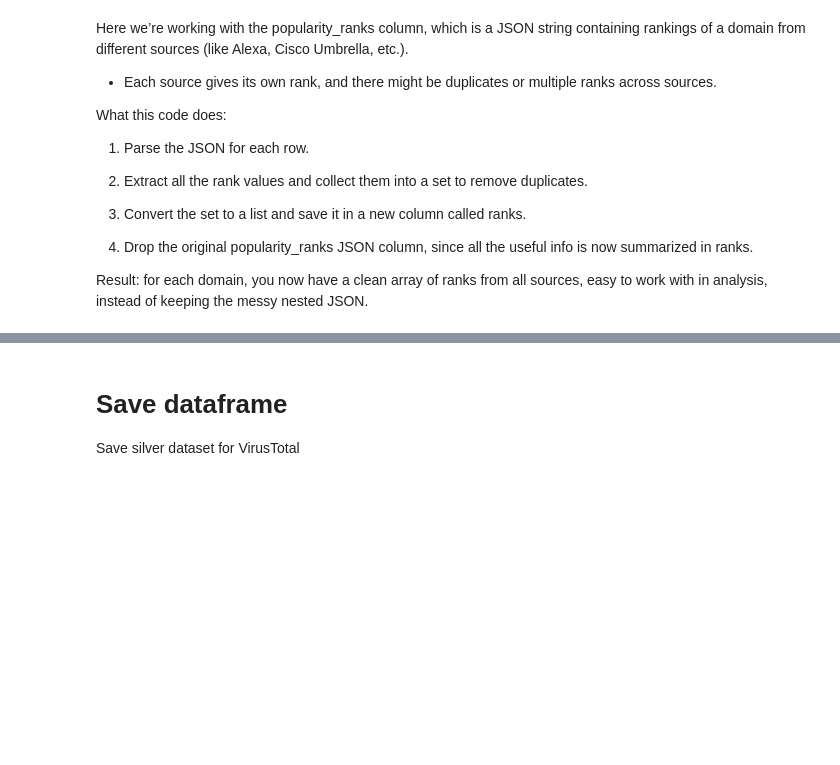
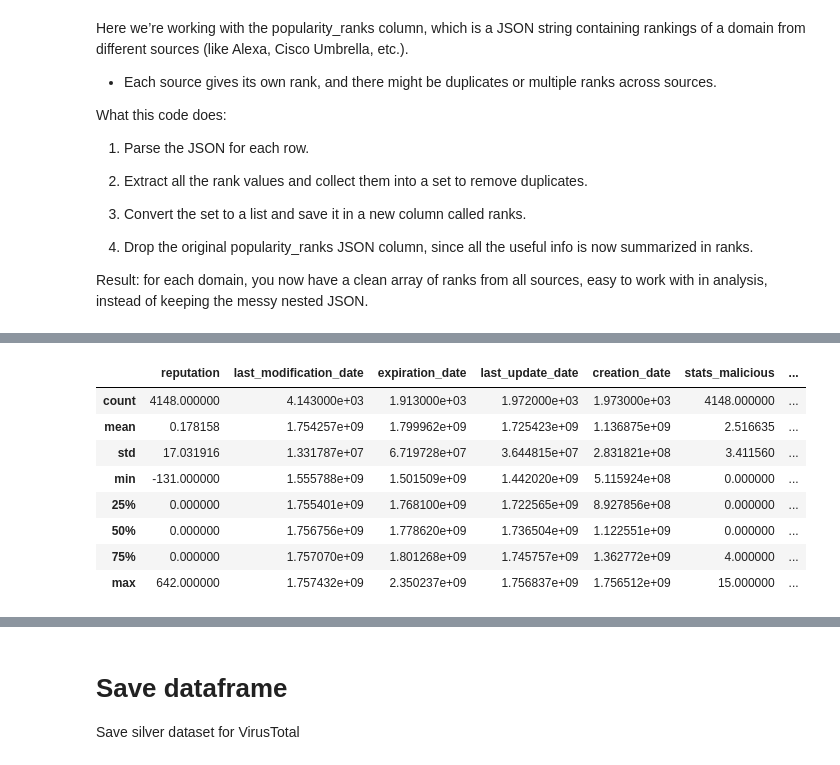
Before and after one commit to MaciaKing/CyberIntelLake_data, a Jupyter notebook: virus_total_silver.ipynb, the cells around one changed output, grey strips where cells are left out. Saved outputs shown, nothing was run; the diff lists cells and outputs as text; code cells hidden in the pictures; blank space fills up the shorter version.

Commit message:
[feat]: add Virus Total silver transformation + VT data silver backup

```diff
--- a/virus_total_silver.ipynb
+++ b/virus_total_silver.ipynb
@@ -346,0 +341,12 @@ Index(['root_id', 'whois', 'reputation', 'tld', 'registrar',
+# %%
+results_columns = []
+for index, row in df_final.iterrows():
+    json_result = json.loads(row['last_analysis_results'])
+    counter = np.zeros(len(all_posible_results_names), dtype=IntegerType)
+    for engine, value in json_result.items():
+        idx = all_posible_results_names.index(value['result'])
+        counter[idx] += 1
+    results_columns.append(counter)
+# %%
+counts_df = pd.DataFrame(results_columns, columns=all_posible_results_names, index=df_final.index)
+df_final = pd.concat([df_final, counts_df], axis=1)
@@ -347,3 +391,9 @@ Index(['root_id', 'whois', 'reputation', 'tld', 'registrar',
+# %%
+# Remove duplicated columns
+df_final = df_final.drop(['clean', 'unrated'], axis=1)
+
+# Drop unused column
+df_final = df_final.drop('last_analysis_results', axis=1)
 # %% [markdown]
 ## popularity_ranks column
 
@@ -404,0 +443,2 @@ Index(['root_id', 'whois', 'reputation', 'tld', 'registrar',
+# %%
+df_final = df_final.drop('categories', axis=1)
@@ -404,0 +477,12 @@ Index(['root_id', 'whois', 'reputation', 'tld', 'registrar',
+# %%
+df_final.describe()
+# %% [output]
+|  | reputation | last_modification_date | expiration_date | last_update_date | creation_date | stats_malicious | ... |
+| count | 4148.000000 | 4.143000e+03 | 1.913000e+03 | 1.972000e+03 | 1.973000e+03 | 4148.000000 | ... |
+| mean | 0.178158 | 1.754257e+09 | 1.799962e+09 | 1.725423e+09 | 1.136875e+09 | 2.516635 | ... |
+| std | 17.031916 | 1.331787e+07 | 6.719728e+07 | 3.644815e+07 | 2.831821e+08 | 3.411560 | ... |
+| min | -131.000000 | 1.555788e+09 | 1.501509e+09 | 1.442020e+09 | 5.115924e+08 | 0.000000 | ... |
+| 25% | 0.000000 | 1.755401e+09 | 1.768100e+09 | 1.722565e+09 | 8.927856e+08 | 0.000000 | ... |
+| 50% | 0.000000 | 1.756756e+09 | 1.778620e+09 | 1.736504e+09 | 1.122551e+09 | 0.000000 | ... |
+| 75% | 0.000000 | 1.757070e+09 | 1.801268e+09 | 1.745757e+09 | 1.362772e+09 | 4.000000 | ... |
+| max | 642.000000 | 1.757432e+09 | 2.350237e+09 | 1.756837e+09 | 1.756512e+09 | 15.000000 | ... |
```
Also changed, not shown: parts of 24 cells of this notebook, 1 other file.
